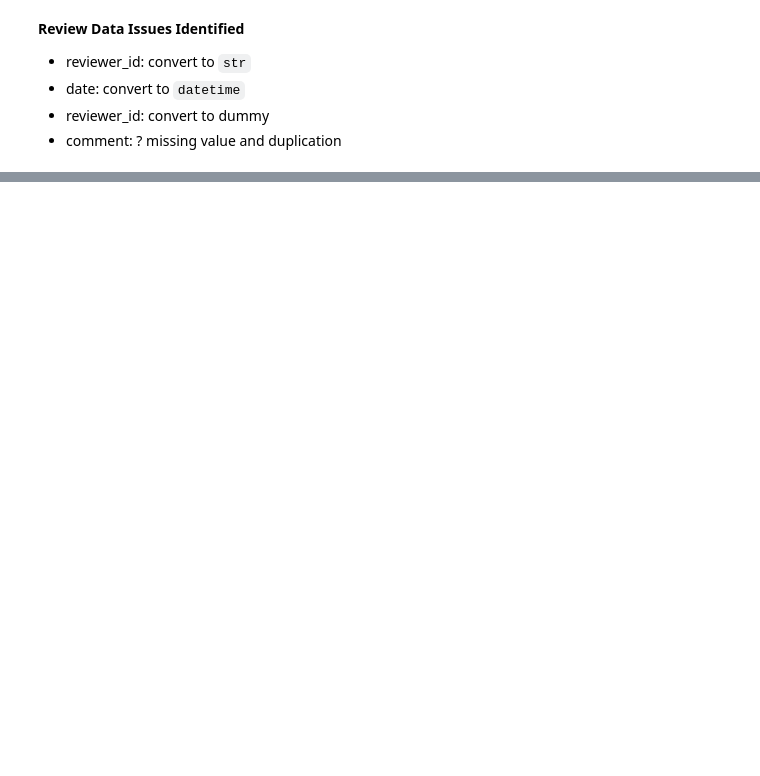
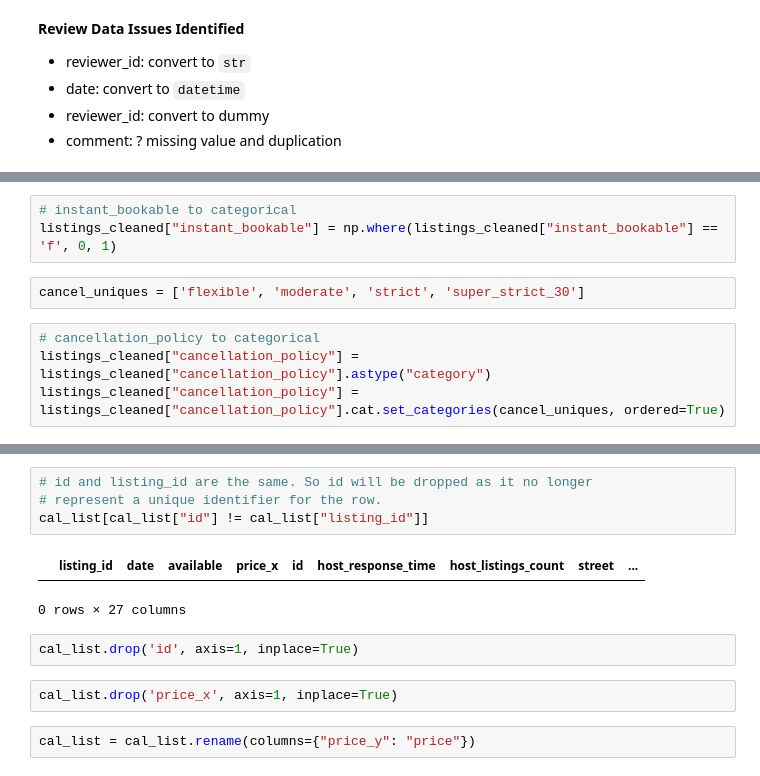
Before and after one commit to MehzHats/Boston-Data-Analysis, a Jupyter notebook: Boston Airbnb EDA.ipynb, the cells around one changed output, grey strips where cells are left out. Drawn from its saved outputs; the diff is of its cells as text; blank space fills up the shorter version.

```diff
--- a/Boston Airbnb EDA.ipynb
+++ b/Boston Airbnb EDA.ipynb
@@ -385,0 +608,9 @@ Name: comments, dtype: int64
+# %%
+# instant_bookable to categorical
+listings_cleaned["instant_bookable"] = np.where(listings_cleaned["instant_bookable"] == 'f', 0, 1)
+# %%
+cancel_uniques = ['flexible', 'moderate', 'strict', 'super_strict_30']
+# %%
+# cancellation_policy to categorical
+listings_cleaned["cancellation_policy"] = listings_cleaned["cancellation_policy"].astype("category")
+listings_cleaned["cancellation_policy"] = listings_cleaned["cancellation_policy"].cat.set_categories(cancel_uniques, ordered=True)
@@ -387,0 +705,13 @@ Name: comments, dtype: int64
+# %%
+# id and listing_id are the same. So id will be dropped as it no longer
+# represent a unique identifier for the row.
+cal_list[cal_list["id"] != cal_list["listing_id"]]
+# %% [output]
+|  | listing_id | date | available | price_x | id | host_response_time | host_listings_count | street | ... |
+0 rows × 27 columns
+# %%
+cal_list.drop('id', axis=1, inplace=True)
+# %%
+cal_list.drop('price_x', axis=1, inplace=True)
+# %%
+cal_list = cal_list.rename(columns={"price_y": "price"})
```
Also changed, not shown: parts of 169 cells of this notebook.
